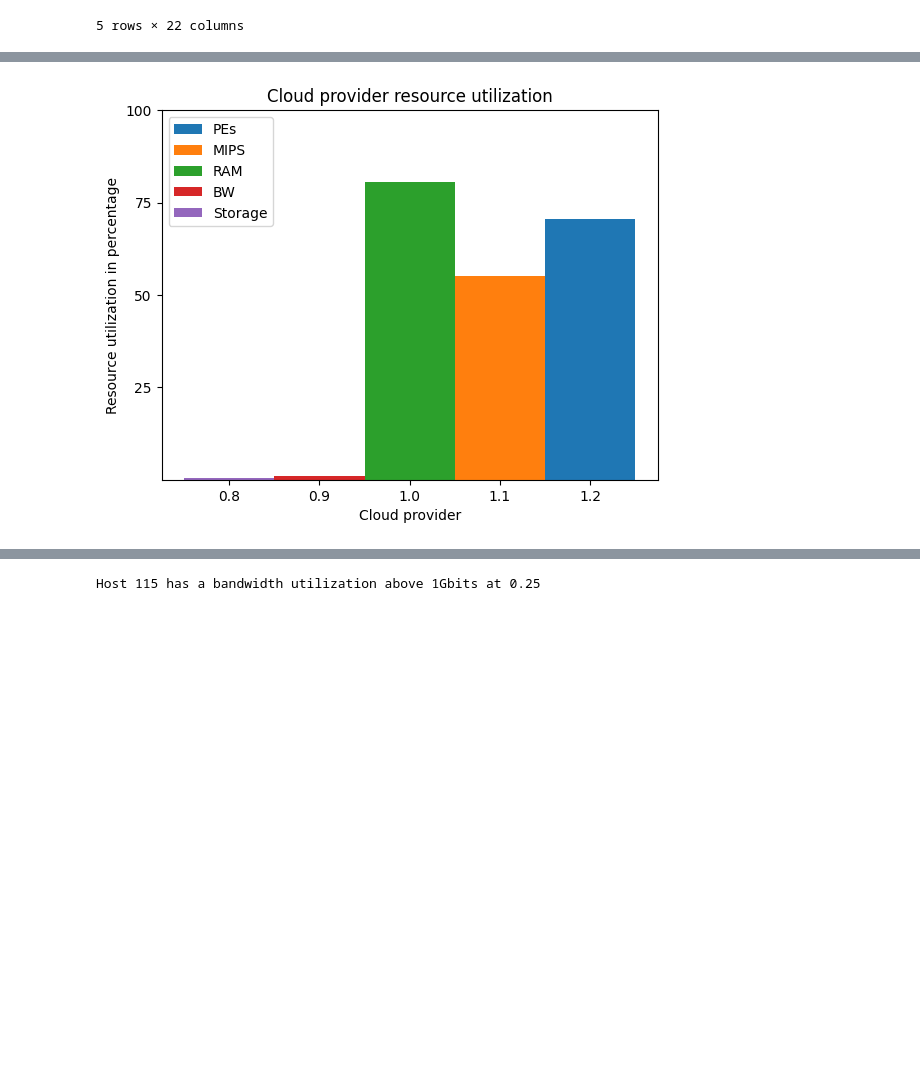
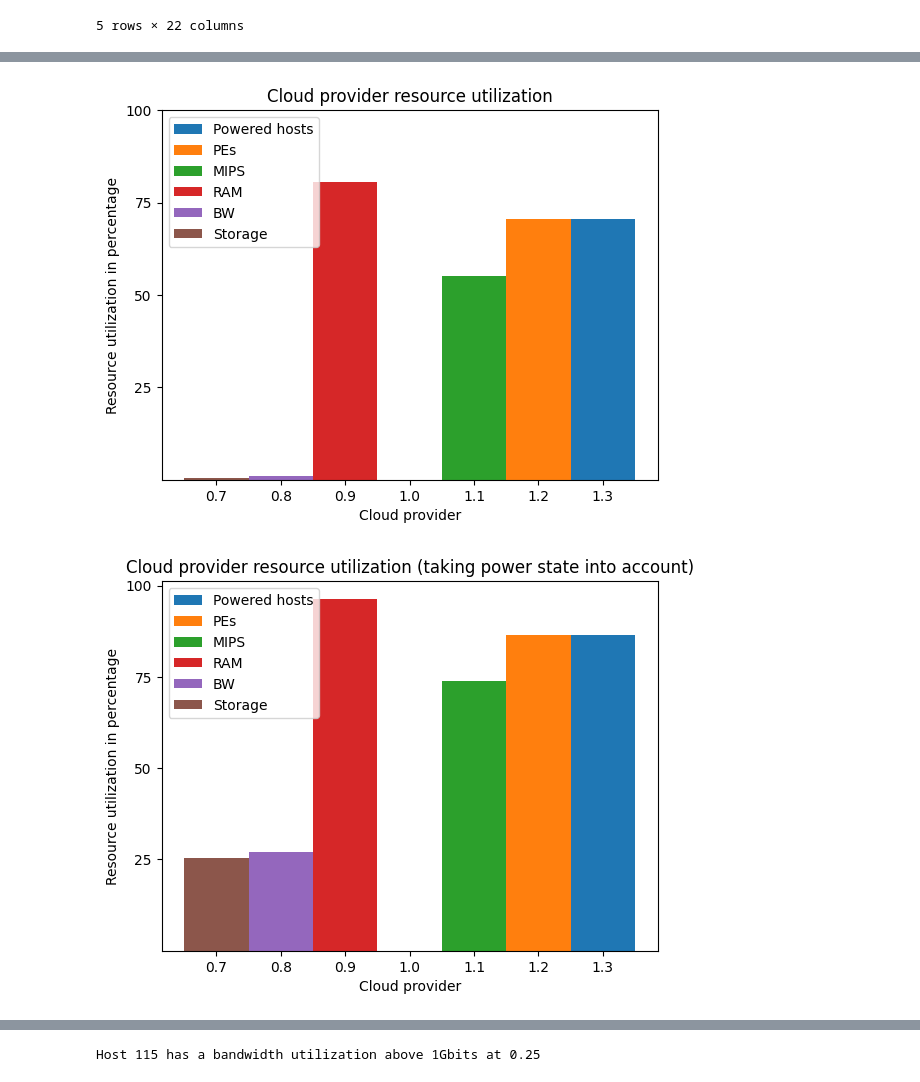
Before and after one commit to KhalidAFarah/cloud-energy-efficiency, a Jupyter notebook: visualization/resources_utilization.ipynb, the cells around one changed output, grey strips where cells are left out. Drawn from its saved outputs; the diff is of its cells as text; code cells hidden in the pictures; blank space fills up the shorter version.

```diff
--- a/visualization/resources_utilization.ipynb
+++ b/visualization/resources_utilization.ipynb
@@ -90,19 +154,38 @@ plt.show()
 # %%
 bar_width = 0.2
+plt.bar(1 + bar_width + bar_width/2, np.mean(datacenter_usedPEs)/np.mean(datacenter_totalPEs)*100, bar_width/2, label="Powered hosts")
 plt.bar(1 + bar_width, np.mean(datacenter_usedPEs)/np.mean(datacenter_totalPEs)*100, bar_width/2, label="PEs")
 plt.bar(1 + bar_width/2, np.mean(datacenter_usedMIPS)/np.mean(datacenter_totalMIPS)*100, bar_width/2, label="MIPS")
-plt.bar(1, np.mean(datacenter_usedRAM)/np.mean(datacenter_totalRAM)*100, bar_width/2, label="RAM")
-plt.bar(1 - bar_width/2, np.mean(datacenter_usedBW)/np.mean(datacenter_totalBW)*100, bar_width/2, label="BW")
-plt.bar(1 - bar_width, np.mean(datacenter_usedStorage)/np.mean(totalStorage)*100, bar_width/2, label="Storage")
+plt.bar(1 - bar_width/2, np.mean(datacenter_usedRAM)/np.mean(datacenter_totalRAM)*100, bar_width/2, label="RAM")
+plt.bar(1 - bar_width, np.mean(datacenter_usedBW)/np.mean(datacenter_totalBW)*100, bar_width/2, label="BW")
+plt.bar(1 - bar_width - bar_width/2, np.mean(datacenter_usedStorage)/np.mean(totalStorage)*100, bar_width/2, label="Storage")
 
 plt.xlabel("Cloud provider")
 plt.ylabel("Resource utilization in percentage")
 plt.yticks([25,50,75,100])
 plt.title("Cloud provider resource utilization")
 plt.legend()
 plt.show()
+
+#--------------------------
+
+bar_width = 0.2
+plt.bar(1 + bar_width + bar_width/2, np.mean(datacenter_usedPEs_power)/np.mean(datacenter_totalPEs)*100, bar_width/2, label="Powered hosts")
+plt.bar(1 + bar_width, np.mean(datacenter_usedPEs_power)/np.mean(datacenter_totalPEs)*100, bar_width/2, label="PEs")
+plt.bar(1 + bar_width/2, np.mean(datacenter_usedMIPS_power)/np.mean(datacenter_totalMIPS)*100, bar_width/2, label="MIPS")
+plt.bar(1 - bar_width/2, np.mean(datacenter_usedRAM_power)/np.mean(datacenter_totalRAM)*100, bar_width/2, label="RAM")
+plt.bar(1 - bar_width, np.mean(datacenter_usedBW_power)/np.mean(datacenter_totalBW)*100, bar_width/2, label="BW")
+plt.bar(1 - bar_width - bar_width/2, np.mean(datacenter_usedStorage_power)/np.mean(totalStorage)*100, bar_width/2, label="Storage")
+
+plt.xlabel("Cloud provider")
+plt.ylabel("Resource utilization in percentage")
+plt.yticks([25,50,75,100])
+plt.title("Cloud provider resource utilization (taking power state into account)")
+plt.legend()
+plt.show()
 # %% [output]
-[figure, old version]
+[figure, new version]
+[figure, added]
 # %%
 labels = np.unique(dataset['datacenter_name'])
 
```
Also changed, not shown: parts of 14 cells of this notebook.
